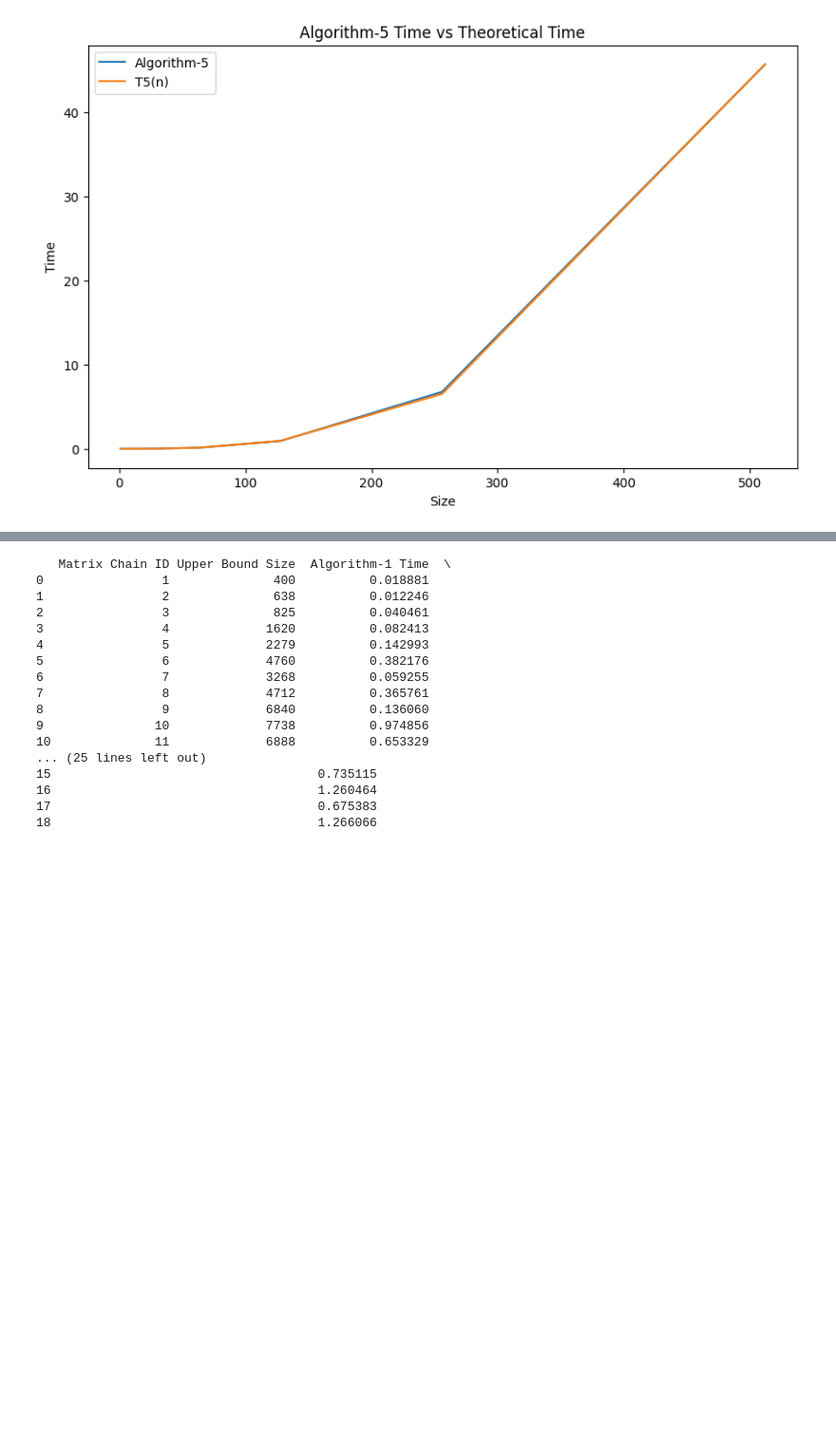
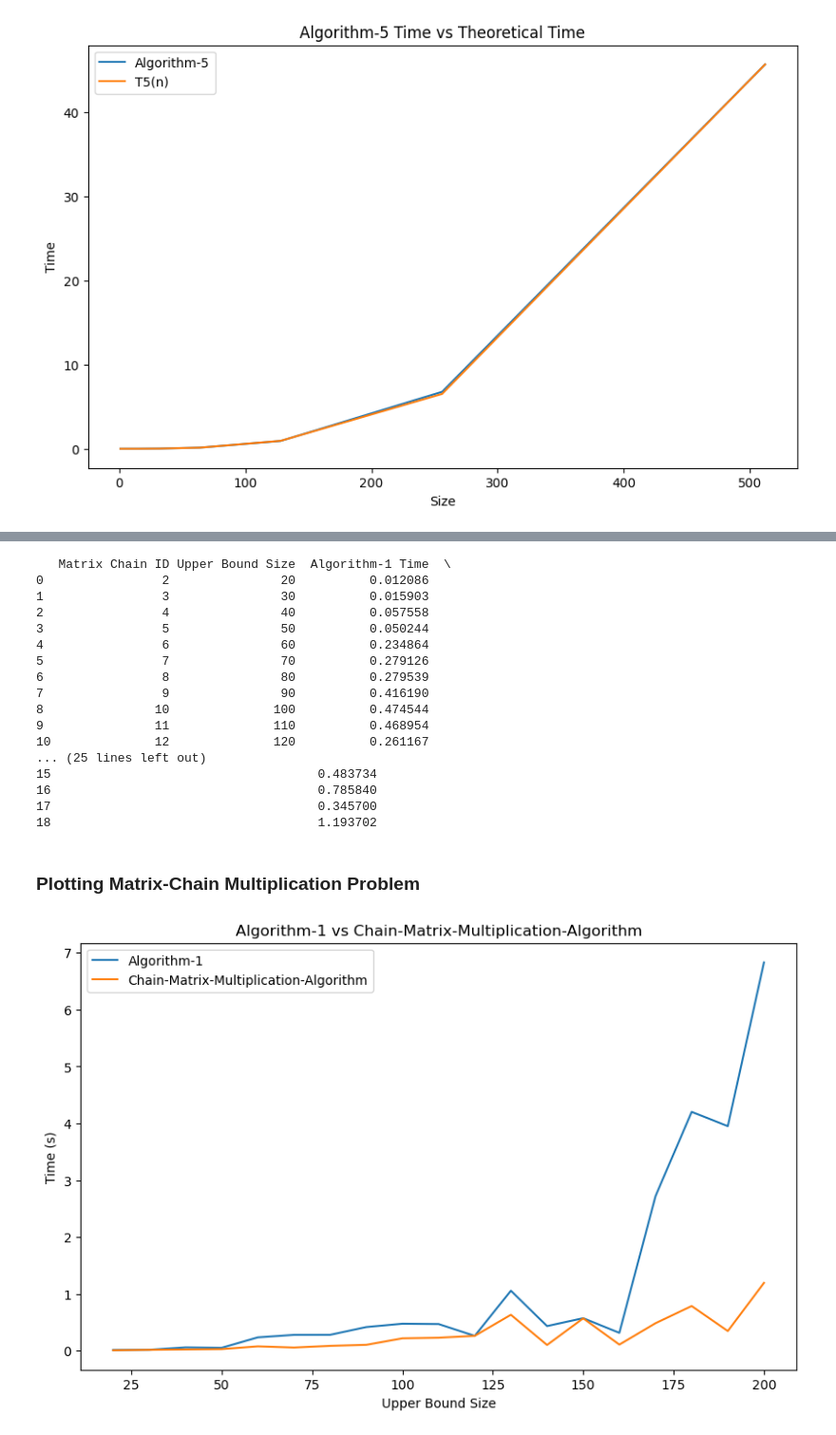
Before and after one commit to owenstrength/COMP-3270, a Jupyter notebook: OwenStrengthAlgorithmsAssignment.ipynb, the cells around one changed output, grey strips where cells are left out. Shown at 95% size. Saved outputs shown, nothing was run; the diff lists cells and outputs as text; code cells hidden in the pictures; blank space fills up the shorter version.

```diff
--- a/OwenStrengthAlgorithmsAssignment.ipynb
+++ b/OwenStrengthAlgorithmsAssignment.ipynb
@@ -139,6 +145,8 @@ def algorithm_4(matrix_a: np.ndarray, matrix_b: np.ndarray, matrix_c: np.ndarray
     Returns
     -------
     False if the matrices are not the same size
+    matrix_c : np.ndarray
+        The resulting matrix
     """
 
     p, q = matrix_a.shape
@@ -208,7 +216,8 @@ def algorithm_5(matrix_a: np.ndarray, matrix_b: np.ndarray, matrix_c: np.ndarray
         The matrix to store the result in
     Returns
     -------
-    None
+    matrix_c : np.ndarray
+        The resulting matrix
     """
     p, q = matrix_a.shape
     r, s = matrix_b.shape
@@ -569,7 +523,7 @@ for size in sizes:
     matrix_b = np.random.rand(size, size)
     matrix_c = np.zeros([size, size])
 
-    repeat_times = 2
+    repeat_times = 10
 
     # Algorithm-1
     start_time = time.time()
@@ -714,18 +684,5 @@ Matrix A10 dimensions: (68, 190)
 # %%
-"""
-Use the system clock to measure time t1, run the algorithms: Algorithm-1, Chain-
-Matrix-Multiplication-Algorithm, measure time t2, calculate the time it takes to
-complete the execution of the algorithm (i.e., t2 − t1). Algorithm-1 multiplies two
-matrices of size (n × m) and (m × p) to produce a new matrix of size (n × p). You
-must perform chain multiplication by carrying out a sequence of pairwise multipli-
-cations and accumulating results. For instance, if n = 3 and the matrix chain is
-〈A1, A2, A3〉, then your driver program will use Algorithm-1 to multiply A1 and A2
-to produce a matrix of size (p0, p2) and then use Algorithm-1 again to multiply the
-4
-result (i.e., A1.A2) with A3 that has the dimensions (p2, p3) to produce a final matrix
-of size (p0, p3)
-"""
-
+# Run the matrix chain multiplication algorithms and record the time taken
 import time
 import pandas as pd
 
@@ -753,30 +710,41 @@ for matrix_chain in matrix_chains:
     end_time = time.time()
     chain_matrix_multiplication_algorithm_time = end_time - start_time
 
-    df = pd.concat([df, pd.DataFrame({'Matrix Chain ID': [matrix_chains.index(matrix_chain) + 1], 'Upper Bound Size': [max([matrix.shape[0] * matrix.shape[1] for matrix in matrix_chain])], 'Algorithm-1 Time': [algorithm_1_time], 'Chain-Matrix-Multiplication-Algorithm Time': [chain_matrix_multiplication_algorithm_time]})], ignore_index=True)
+    matrix_chain_id = matrix_chains.index(matrix_chain) + 2
+    upper_bound_size = [10 * matrix_chain_id]
+    df = pd.concat([df, pd.DataFrame({'Matrix Chain ID': [matrix_chain_id], 'Upper Bound Size': upper_bound_size, 'Algorithm-1 Time': [algorithm_1_time], 'Chain-Matrix-Multiplication-Algorithm Time': [chain_matrix_multiplication_algorithm_time]})], ignore_index=True)
 print(df)
 # %% [output]
    Matrix Chain ID Upper Bound Size  Algorithm-1 Time  \
-0                1              400          0.018881
-1                2              638          0.012246
-2                3              825          0.040461
-3                4             1620          0.082413
-4                5             2279          0.142993
-5                6             4760          0.382176
-6                7             3268          0.059255
-7                8             4712          0.365761
-8                9             6840          0.136060
-9               10             7738          0.974856
-10              11             6888          0.653329
+0                2               20          0.012086
+1                3               30          0.015903
+2                4               40          0.057558
+3                5               50          0.050244
+4                6               60          0.234864
+5                7               70          0.279126
+6                8               80          0.279539
+7                9               90          0.416190
+8               10              100          0.474544
+9               11              110          0.468954
+10              12              120          0.261167
 ... (25 lines left out)
-15                                    0.735115
-16                                    1.260464
-17                                    0.675383
-18                                    1.266066
+15                                    0.483734
+16                                    0.785840
+17                                    0.345700
+18                                    1.193702
+# %% [markdown]
+### Plotting Matrix-Chain Multiplication Problem
 # %%
-"""
-compare the performance of the sequential and optimal algorithms
-using a line plot visualization as a function of the matrix size upper bound.
-"""
+# Plot the time taken for each algorithm
+import matplotlib.pyplot as plt
 
-pass
+plt.figure(figsize=(10, 6))
+plt.plot(np.array(df['Upper Bound Size']), np.array(df['Algorithm-1 Time']), label='Algorithm-1')
+plt.plot(np.array(df['Upper Bound Size']), np.array(df['Chain-Matrix-Multiplication-Algorithm Time']), label='Chain-Matrix-Multiplication-Algorithm')
+plt.xlabel('Upper Bound Size')
+plt.ylabel('Time (s)')
+plt.title('Algorithm-1 vs Chain-Matrix-Multiplication-Algorithm')
+plt.legend()
+plt.show()
+# %% [output]
+[figure, added]
```
Also changed, not shown: parts of 17 cells of this notebook, 1 other file.
